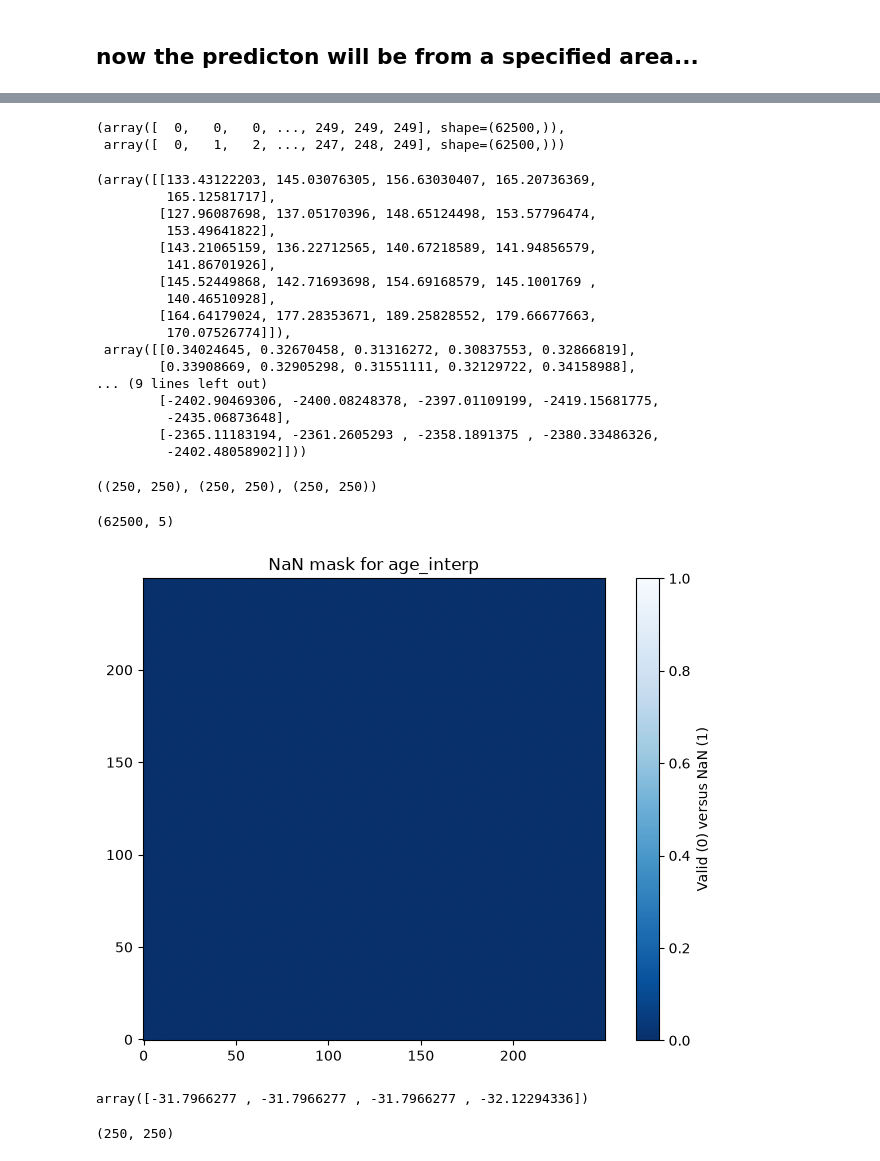
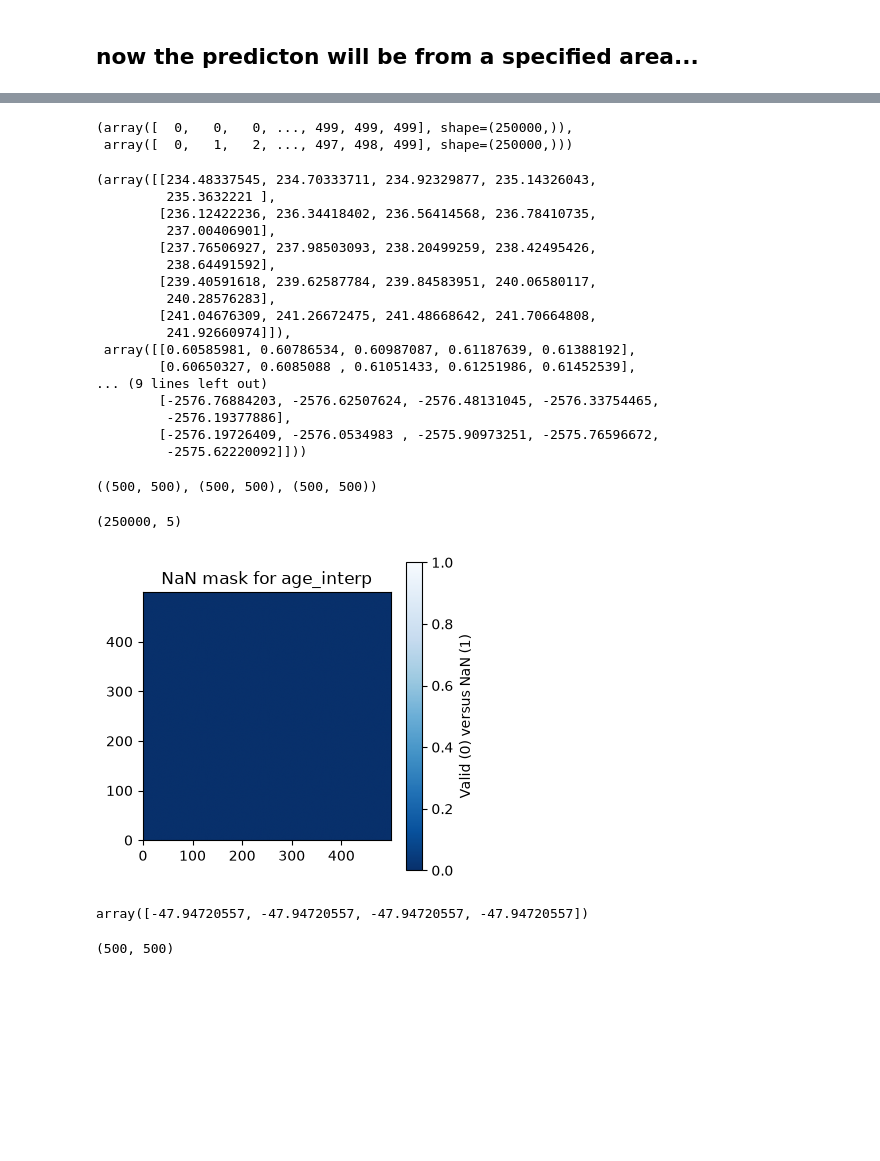
Before and after one commit to sydpas/gbdt_model, a Jupyter notebook: src/gravity_xval.ipynb, the cells around one changed output, grey strips where cells are left out. Cells and saved outputs as stored; diff of their text form; code cells hidden in the pictures; blank space fills up the shorter version.

```diff
--- a/src/gravity_xval.ipynb
+++ b/src/gravity_xval.ipynb
@@ -302,9 +302,9 @@ plt.show()
 # %% [markdown]
 ## now the predicton will be from a specified area...
 # %%
-sp = 250
-grid_long = np.linspace(-130, -128, sp)
-grid_lat = np.linspace(47.5, 50, sp)
+sp = 500
+grid_long = np.linspace(-128.88, -128.33, sp)
+grid_lat = np.linspace(47.8, 48.6, sp)
 # %%
 long, lat = np.meshgrid(grid_long, grid_lat)
 # %%
@@ -324,60 +324,60 @@ bathy_interp = griddata((df['long'], df['lat']), df['bathy'], (long, lat), metho
 # %%
 np.where(~np.isnan(age_interp))
 # %% [output]
-(array([  0,   0,   0, ..., 249, 249, 249], shape=(62500,)),
- array([  0,   1,   2, ..., 247, 248, 249], shape=(62500,)))
+(array([  0,   0,   0, ..., 499, 499, 499], shape=(250000,)),
+ array([  0,   1,   2, ..., 497, 498, 499], shape=(250000,)))
 # %%
 hf_interp[130:135, 130:135], age_interp[130:135, 130:135], bathy_interp[130:135, 130:135]
 # %% [output]
-(array([[133.43122203, 145.03076305, 156.63030407, 165.20736369,
-         165.12581717],
-        [127.96087698, 137.05170396, 148.65124498, 153.57796474,
-         153.49641822],
-        [143.21065159, 136.22712565, 140.67218589, 141.94856579,
-         141.86701926],
-        [145.52449868, 142.71693698, 154.69168579, 145.1001769 ,
-         140.46510928],
-        [164.64179024, 177.28353671, 189.25828552, 179.66677663,
-         170.07526774]]),
- array([[0.34024645, 0.32670458, 0.31316272, 0.30837553, 0.32866819],
-        [0.33908669, 0.32905298, 0.31551111, 0.32129722, 0.34158988],
+(array([[234.48337545, 234.70333711, 234.92329877, 235.14326043,
+         235.3632221 ],
+        [236.12422236, 236.34418402, 236.56414568, 236.78410735,
+         237.00406901],
+        [237.76506927, 237.98503093, 238.20499259, 238.42495426,
+         238.64491592],
+        [239.40591618, 239.62587784, 239.84583951, 240.06580117,
+         240.28576283],
+        [241.04676309, 241.26672475, 241.48668642, 241.70664808,
+         241.92660974]]),
+ array([[0.60585981, 0.60786534, 0.60987087, 0.61187639, 0.61388192],
+        [0.60650327, 0.6085088 , 0.61051433, 0.61251986, 0.61452539],
 ... (9 lines left out)
-        [-2402.90469306, -2400.08248378, -2397.01109199, -2419.15681775,
-         -2435.06873648],
-        [-2365.11183194, -2361.2605293 , -2358.1891375 , -2380.33486326,
-         -2402.48058902]]))
+        [-2576.76884203, -2576.62507624, -2576.48131045, -2576.33754465,
+         -2576.19377886],
+        [-2576.19726409, -2576.0534983 , -2575.90973251, -2575.76596672,
+         -2575.62220092]]))
 # %%
 age_interp.shape, hf_interp.shape, bathy_interp.shape
 # %% [output]
-((250, 250), (250, 250), (250, 250))
+((500, 500), (500, 500), (500, 500))
 # %%
 lola = np.vstack([long.ravel(), lat.ravel(), age_interp.ravel(), hf_interp.ravel(), bathy_interp.ravel()]).T
 # %%
 lola.shape
 # %% [output]
-(62500, 5)
+(250000, 5)
 # %%
 np.where(np.isnan(lola))
 
-plt.figure(figsize=(8,6))
+plt.figure(figsize=(4,4))
 plt.imshow(np.isnan(age_interp), origin='lower', cmap='Blues_r', vmin=0, vmax=1)
 plt.title('NaN mask for age_interp')
 plt.colorbar(label='Valid (0) versus NaN (1)')
 plt.show()
 # %% [output]
-[figure, old version]
+[figure, new version]
 # %%
 lola_pred = model.predict(lola)
 # %%
 lola_pred[180:184]
 # %% [output]
-array([-31.7966277 , -31.7966277 , -31.7966277 , -32.12294336])
+array([-47.94720557, -47.94720557, -47.94720557, -47.94720557])
 # %%
 lola_pred = lola_pred.reshape(long.shape)
 # %%
 lola_pred.shape
 # %% [output]
-(250, 250)
+(500, 500)
 # %%
 plt.figure(figsize=(10, 10))
 plt.scatter(long, lat, c=lola_pred, cmap='rainbow', marker='o', s=30)
```
Also changed, not shown: parts of 19 cells of this notebook, 11 other files.
